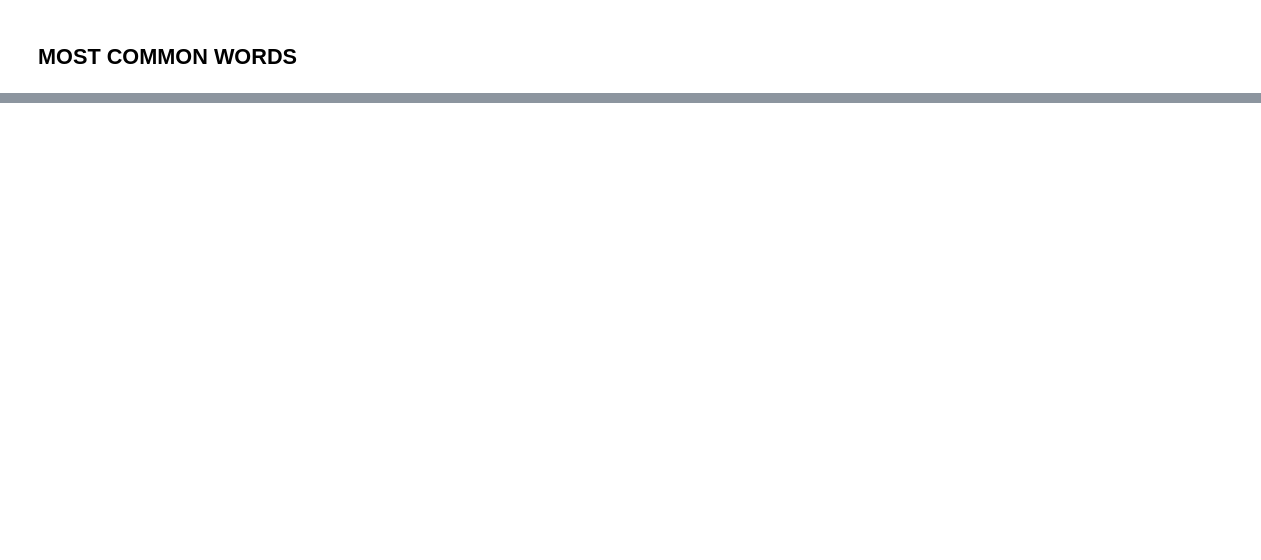
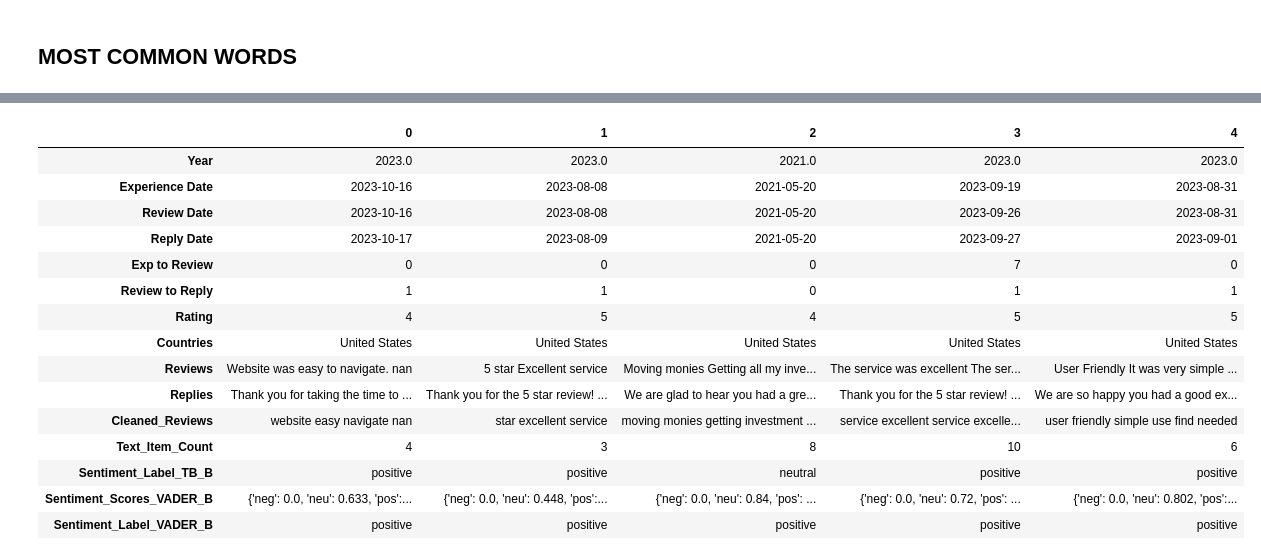
Before and after one commit to arifaygun/CustomerEye, a Jupyter notebook: Company_Reviews(Master2).ipynb, the cells around one changed output, grey strips where cells are left out. Drawn from its saved outputs; the diff is of its cells as text; code cells hidden in the pictures; blank space fills up the shorter version.

```diff
--- a/Company_Reviews(Master2).ipynb
+++ b/Company_Reviews(Master2).ipynb
@@ -322,0 +431,19 @@ plt.show()
+# %%
+df2.head().T
+# %% [output]
+|  | 0 | 1 | 2 | 3 | 4 |
+| Year | 2023.0 | 2023.0 | 2021.0 | 2023.0 | 2023.0 |
+| Experience Date | 2023-10-16 | 2023-08-08 | 2021-05-20 | 2023-09-19 | 2023-08-31 |
+| Review Date | 2023-10-16 | 2023-08-08 | 2021-05-20 | 2023-09-26 | 2023-08-31 |
+| Reply Date | 2023-10-17 | 2023-08-09 | 2021-05-20 | 2023-09-27 | 2023-09-01 |
+| Exp to Review | 0 | 0 | 0 | 7 | 0 |
+| Review to Reply | 1 | 1 | 0 | 1 | 1 |
+| Rating | 4 | 5 | 4 | 5 | 5 |
+| Countries | United States | United States | United States | United States | United States |
+| Reviews | Website was easy to navigate. nan | 5 star Excellent service | Moving monies Getting all my inve... | The service was excellent The ser... | User Friendly It was very simple ... |
+| Replies | Thank you for taking the time to ... | Thank you for the 5 star review! ... | We are glad to hear you had a gre... | Thank you for the 5 star review! ... | We are so happy you had a good ex... |
+| Cleaned_Reviews | website easy navigate nan | star excellent service | moving monies getting investment ... | service excellent service excelle... | user friendly simple use find needed |
+| Text_Item_Count | 4 | 3 | 8 | 10 | 6 |
+| Sentiment_Label_TB_B | positive | positive | neutral | positive | positive |
+| Sentiment_Scores_VADER_B | {'neg': 0.0, 'neu': 0.633, 'pos':... | {'neg': 0.0, 'neu': 0.448, 'pos':... | {'neg': 0.0, 'neu': 0.84, 'pos': ... | {'neg': 0.0, 'neu': 0.72, 'pos': ... | {'neg': 0.0, 'neu': 0.802, 'pos':... |
+| Sentiment_Label_VADER_B | positive | positive | positive | positive | positive |
```
Also changed, not shown: parts of 12 cells of this notebook.
